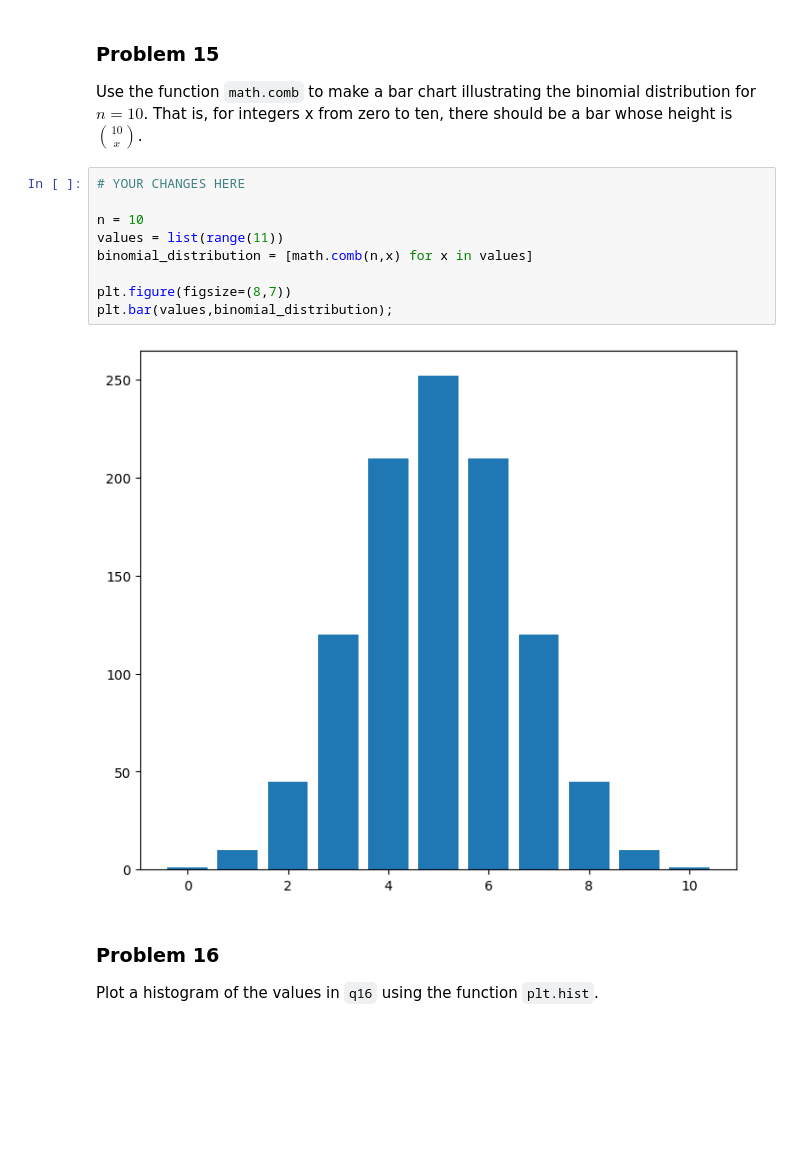
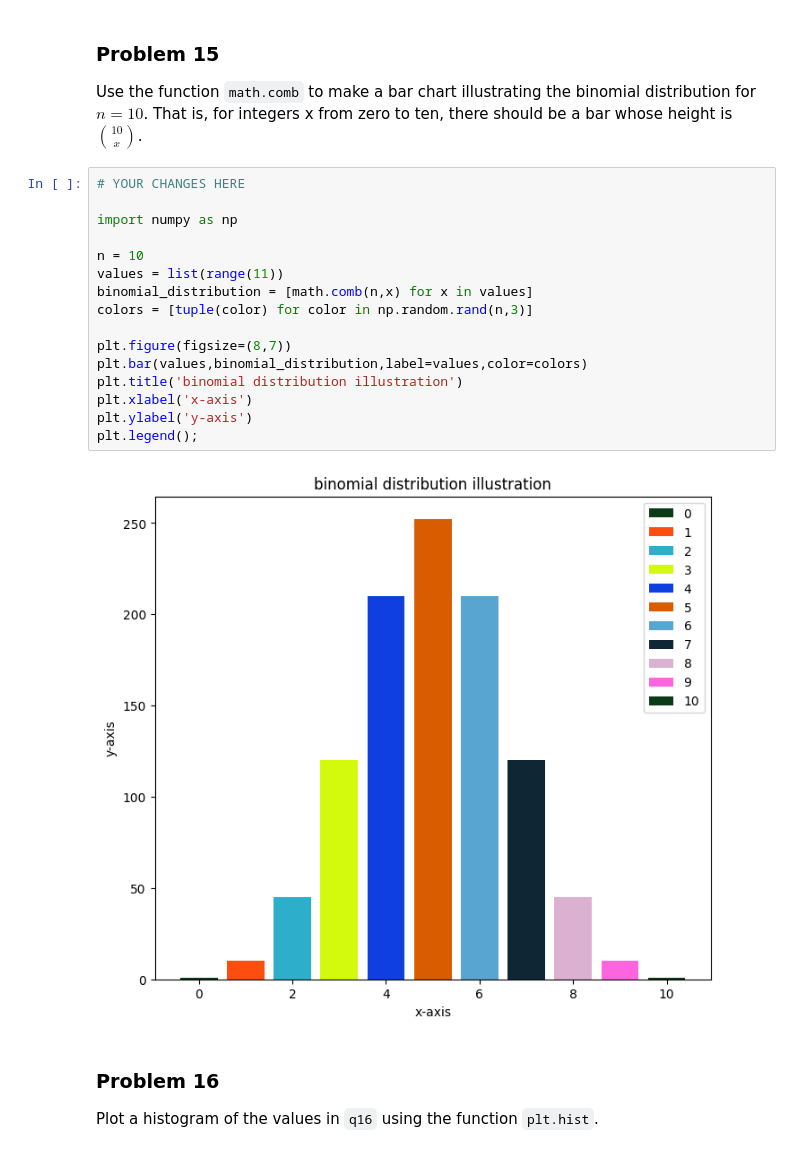
Before and after one commit to tware5-star/dx602-homework-05, a Jupyter notebook: homework.ipynb, the cells around one changed output. Saved outputs shown, nothing was run; the diff lists cells and outputs as text; blank space fills up the shorter version.

```diff
--- a/homework.ipynb
+++ b/homework.ipynb
@@ -400,15 +431,22 @@ Use the function `math.comb` to make a bar chart illustrating the binomial distr
 That is, for integers x from zero to ten, there should be a bar whose height is $10 \choose x$.
 # %%
 # YOUR CHANGES HERE
+
+import numpy as np
 
 n = 10
 values = list(range(11))
 binomial_distribution = [math.comb(n,x) for x in values]
+colors = [tuple(color) for color in np.random.rand(n,3)]
 
 plt.figure(figsize=(8,7))
-plt.bar(values,binomial_distribution);
+plt.bar(values,binomial_distribution,label=values,color=colors)
+plt.title('binomial distribution illustration')
+plt.xlabel('x-axis')
+plt.ylabel('y-axis')
+plt.legend();
 # %% [output]
-[figure, old version]
+[figure, new version]
 # %% [markdown]
 ### Problem 16
 
```
Also changed, not shown: parts of 20 cells of this notebook, 1 other file.
